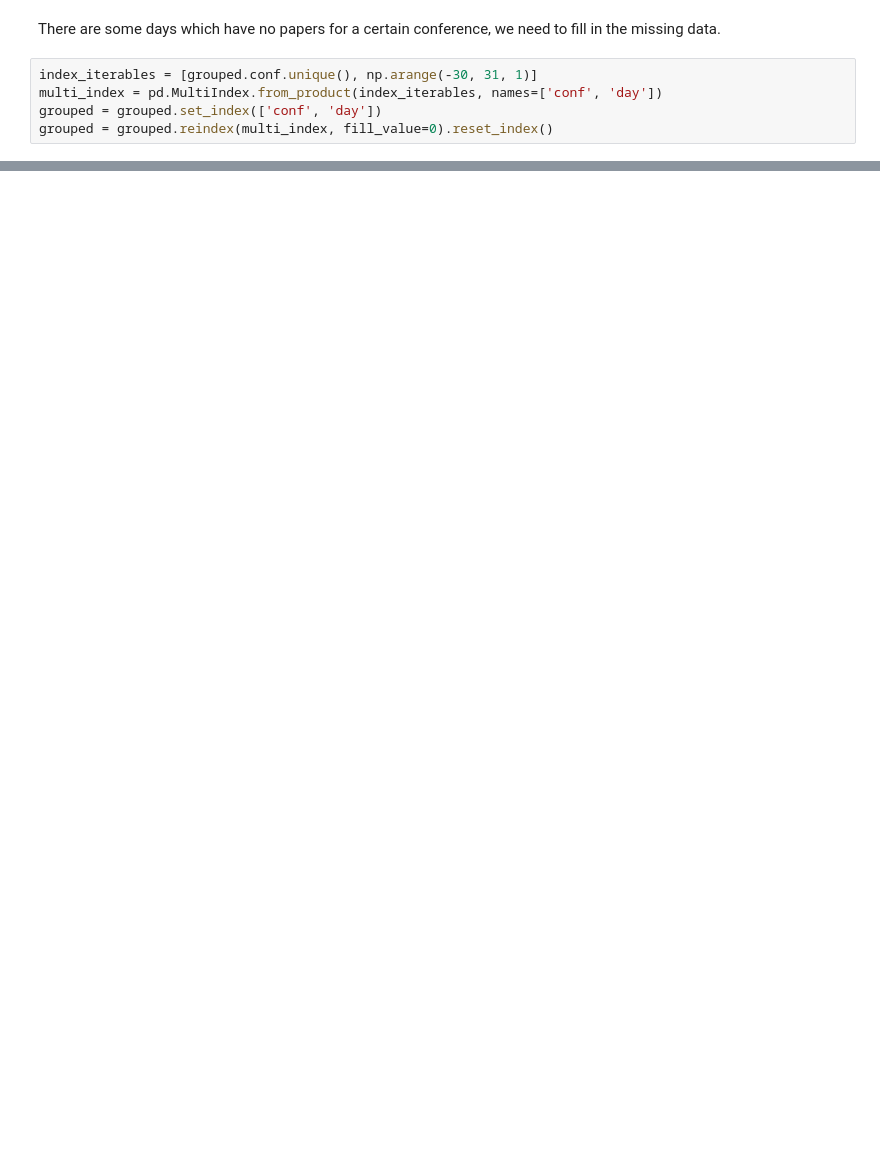
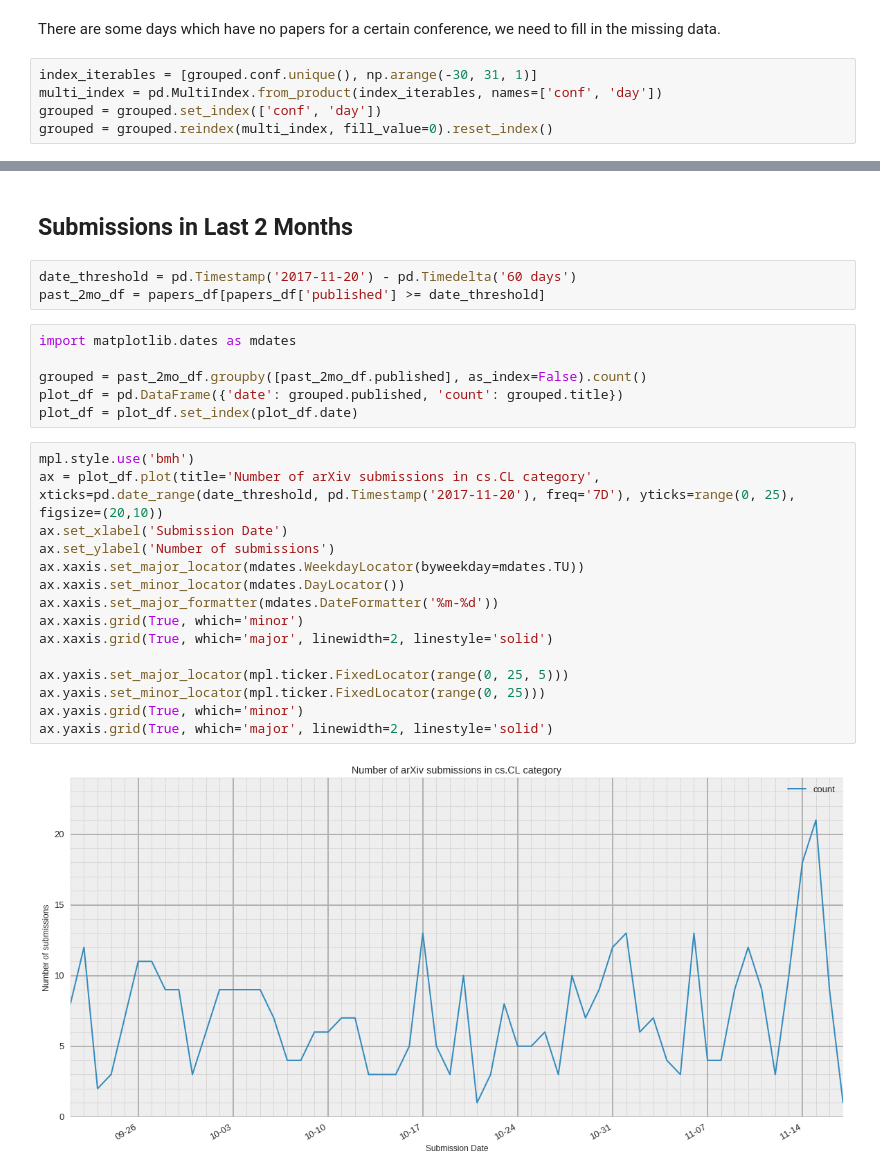
Before and after one commit to tuzhucheng/arxiv-analysis, a Jupyter notebook: cs-CL_submission_date_analysis.ipynb, the cells around one changed output, grey strips where cells are left out. Saved outputs shown, nothing was run; the diff lists cells and outputs as text; blank space fills up the shorter version.

```diff
--- a/cs-CL_submission_date_analysis.ipynb
+++ b/cs-CL_submission_date_analysis.ipynb
@@ -131,0 +135,28 @@ ax.set_ylabel('Number of submissions')
+# %% [markdown]
+## Submissions in Last 2 Months
+# %%
+date_threshold = pd.Timestamp('2017-11-20') - pd.Timedelta('60 days')
+past_2mo_df = papers_df[papers_df['published'] >= date_threshold]
+# %%
+import matplotlib.dates as mdates
+
+grouped = past_2mo_df.groupby([past_2mo_df.published], as_index=False).count()
+plot_df = pd.DataFrame({'date': grouped.published, 'count': grouped.title})
+plot_df = plot_df.set_index(plot_df.date)
+# %%
+mpl.style.use('bmh')
+ax = plot_df.plot(title='Number of arXiv submissions in cs.CL category', xticks=pd.date_range(date_threshold, pd.Timestamp('2017-11-20'), freq='7D'), yticks=range(0, 25), figsize=(20,10))
+ax.set_xlabel('Submission Date')
+ax.set_ylabel('Number of submissions')
+ax.xaxis.set_major_locator(mdates.WeekdayLocator(byweekday=mdates.TU))
+ax.xaxis.set_minor_locator(mdates.DayLocator())
+ax.xaxis.set_major_formatter(mdates.DateFormatter('%m-%d'))
+ax.xaxis.grid(True, which='minor')
+ax.xaxis.grid(True, which='major', linewidth=2, linestyle='solid')
+
+ax.yaxis.set_major_locator(mpl.ticker.FixedLocator(range(0, 25, 5)))
+ax.yaxis.set_minor_locator(mpl.ticker.FixedLocator(range(0, 25)))
+ax.yaxis.grid(True, which='minor')
+ax.yaxis.grid(True, which='major', linewidth=2, linestyle='solid')
+# %% [output]
+[figure, added]
```
Also changed, not shown: parts of 5 cells of this notebook.
